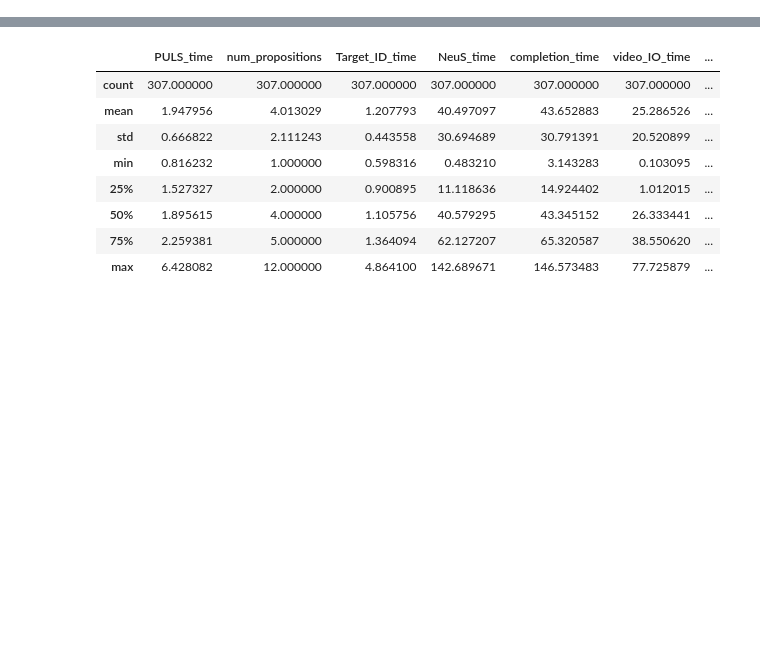
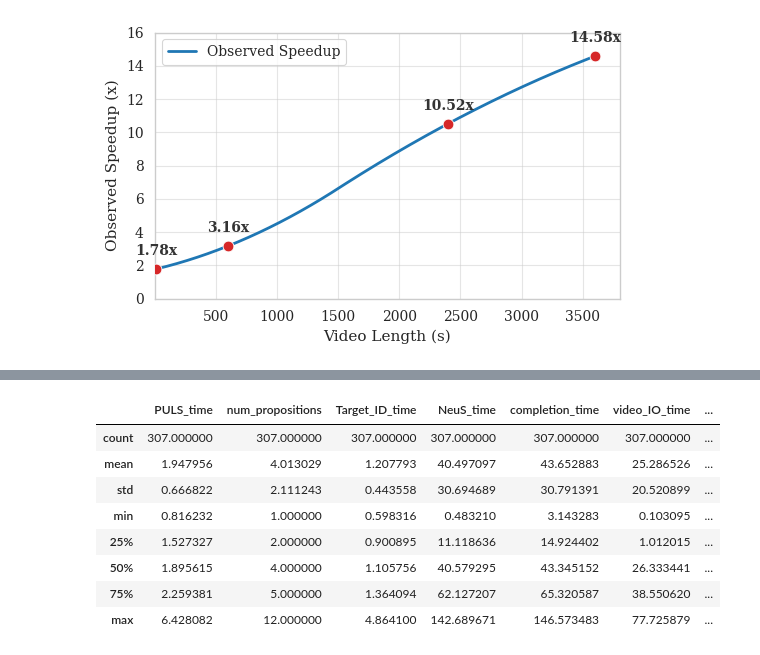
Before and after one commit to shawn-liang27/NeuS-QA, a Jupyter notebook: scripts/process_data.ipynb, the cells around one changed output, grey strips where cells are left out. Saved outputs shown, nothing was run; the diff lists cells and outputs as text; code cells hidden in the pictures; blank space fills up the shorter version.

```diff
--- a/scripts/process_data.ipynb
+++ b/scripts/process_data.ipynb
@@ -1,4 +1,69 @@
 # %%
 import pandas as pd
 import ast
+# %%
+import seaborn as sns
+import matplotlib.pyplot as plt
+import numpy as np
+from scipy.interpolate import make_interp_spline
+
+# NeurIPS style settings
+sns.set_theme(style="whitegrid", context="paper")
+plt.rcParams.update({
+    "font.family": "serif",
+    "font.serif": ["Times New Roman", "DejaVu Serif"],
+    "axes.labelsize": 11,
+    "font.size": 11,
+    "legend.fontsize": 10,
+    "xtick.labelsize": 10,
+    "ytick.labelsize": 10,
+    "figure.figsize": (5.5, 3.5), # Standard half-column width
+    "axes.grid": True,
+    "grid.alpha": 0.5
+})
+
+# Synthesized Data to match the prompt's annotations
+# X-axis: 15s to 3600s
+x_points = np.array([15, 600, 2400, 3600])
+# Y-axis: annotations provided
+y_points = np.array([1.78, 3.16, 10.52, 14.58])
+
+# Create a smooth interpolation for the curve
+x_smooth = np.linspace(x_points.min(), x_points.max(), 300)
+# Using k=2 (quadratic spline) to prevent overshooting between points
+spl = make_interp_spline(x_points, y_points, k=2)
+y_smooth = spl(x_smooth)
+
+# Create the plot
+fig, ax = plt.subplots()
+
+# Plot the smooth curve
+sns.lineplot(x=x_smooth, y=y_smooth, ax=ax, color='#1f77b4', linewidth=2, label="Observed Speedup")
+
+# Plot the exact data points for the annotations
+sns.scatterplot(x=x_points, y=y_points, ax=ax, color='#d62728', s=60, zorder=5)
+
+# Annotate the specific points
+for x, y in zip(x_points, y_points):
+    ax.annotate(f"{y}x",
+                (x, y),
+                textcoords="offset points",
+                xytext=(0, 10),
+                ha='center',
+                fontsize=10,
+                fontweight='bold',
+                color='#333333')
+
+# Formatting axes
+ax.set_xlabel("Video Length (s)")
+ax.set_ylabel("Observed Speedup (x)")
+ax.set_xlim(5, 3800)
+ax.set_ylim(0, 16)
+
+# Ensure layout is tight and labels aren't truncated
+plt.tight_layout()
+plt.savefig("neurips_speedup_plot.png", dpi=300)
+plt.show()
+# %% [output]
+[figure, added]
 # %%
```
Also changed, not shown: parts of 8 cells of this notebook, 1 other file.
